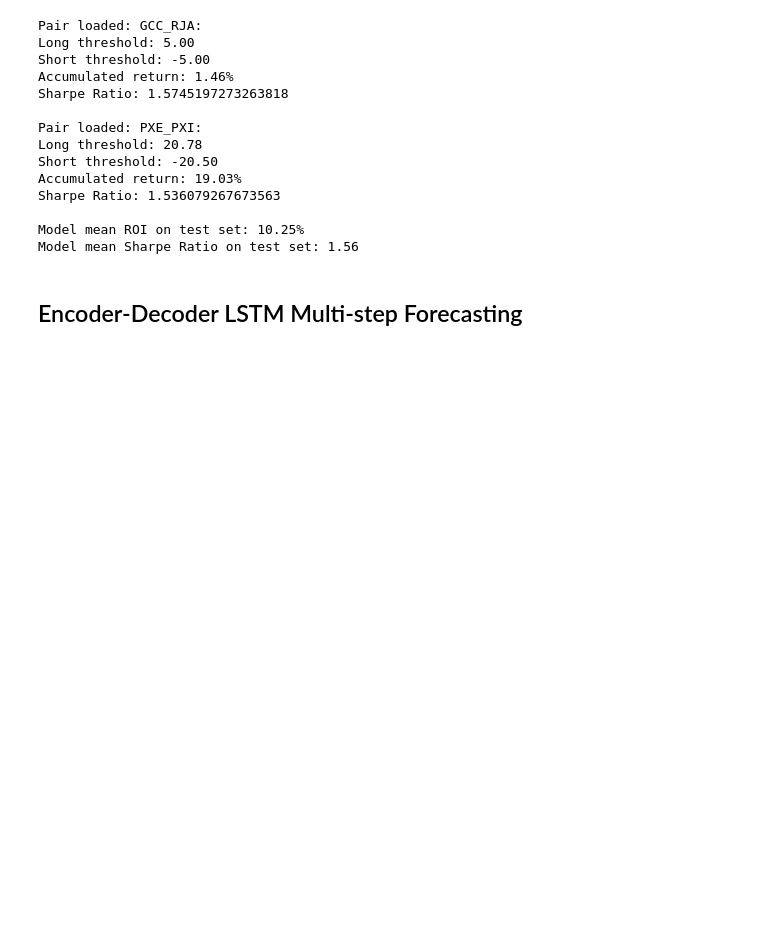
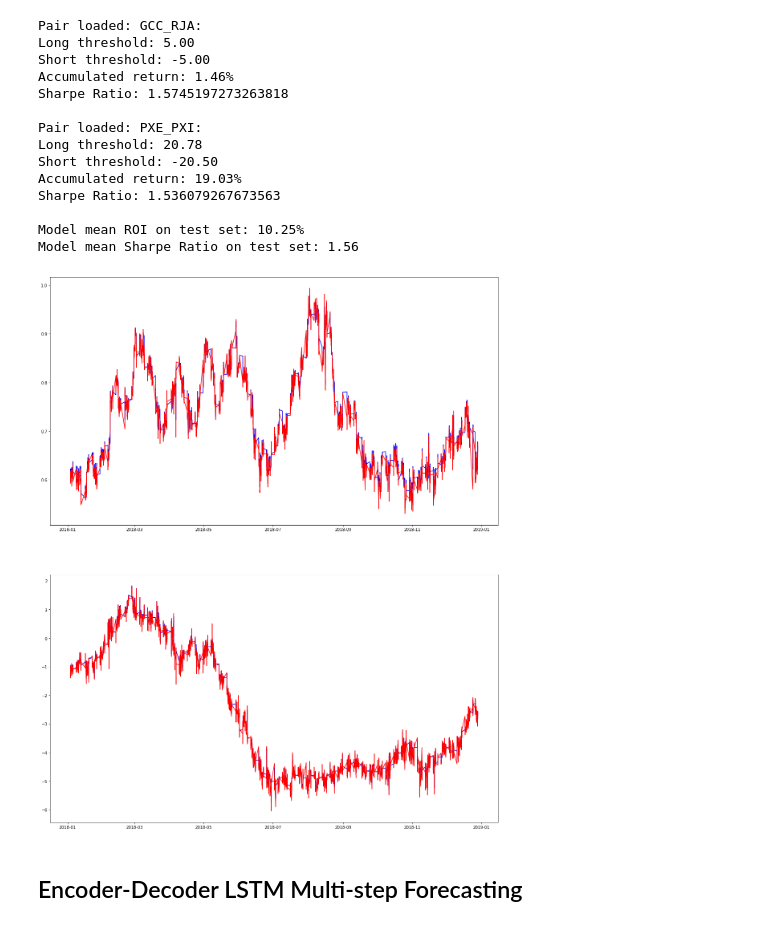
Before and after one commit to simaomsarmento/PairsTrading, a Jupyter notebook: PairsTrading_CommodityETFs-Forecasting_2009_2019.ipynb, the cells around one changed output. Saved outputs shown, nothing was run; the diff lists cells and outputs as text; code cells hidden in the pictures; blank space fills up the shorter version.

```diff
--- a/PairsTrading_CommodityETFs-Forecasting_2009_2019.ipynb
+++ b/PairsTrading_CommodityETFs-Forecasting_2009_2019.ipynb
@@ -937,7 +901,7 @@ Model mean Sharpe Ratio on test set: 0.73
 cumret_val = np.asarray(cumret_val)
 profitable_pairs_indices = np.argwhere(cumret_val > 0)
 profitable_pairs = [pairs[i] for i in profitable_pairs_indices.flatten()]
-model, cumret, summaries = forecasting_trader.test_specific_model(78, [20], pairs, path=current_path,
+model, cumret, summaries_rnn = forecasting_trader.test_specific_model(78, [20], pairs, path=current_path,
                                               low_quantile=0.15, high_quantile=0.85, lag=1,
                                               profitable_pairs_indices=profitable_pairs_indices)
 # %% [output]
@@ -955,6 +919,10 @@ Sharpe Ratio: 1.536079267673563
 
 Model mean ROI on test set: 10.25%
 Model mean Sharpe Ratio on test set: 1.56
+# %%
+plot_predictions(summaries_rnn)
+# %% [output]
+[figure, added]
 # %% [markdown]
 ## Encoder-Decoder LSTM Multi-step Forecasting
 # %%
```
Also changed, not shown: parts of 15 cells of this notebook, 4 other files.
